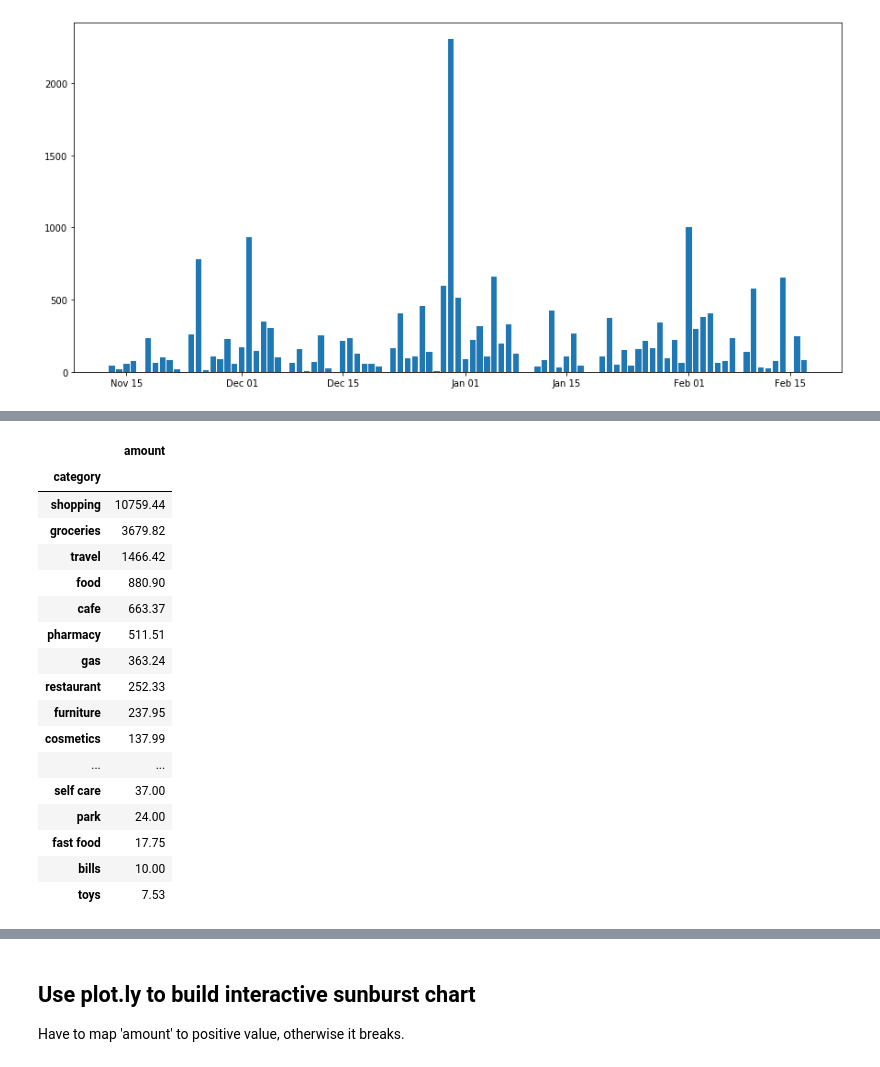
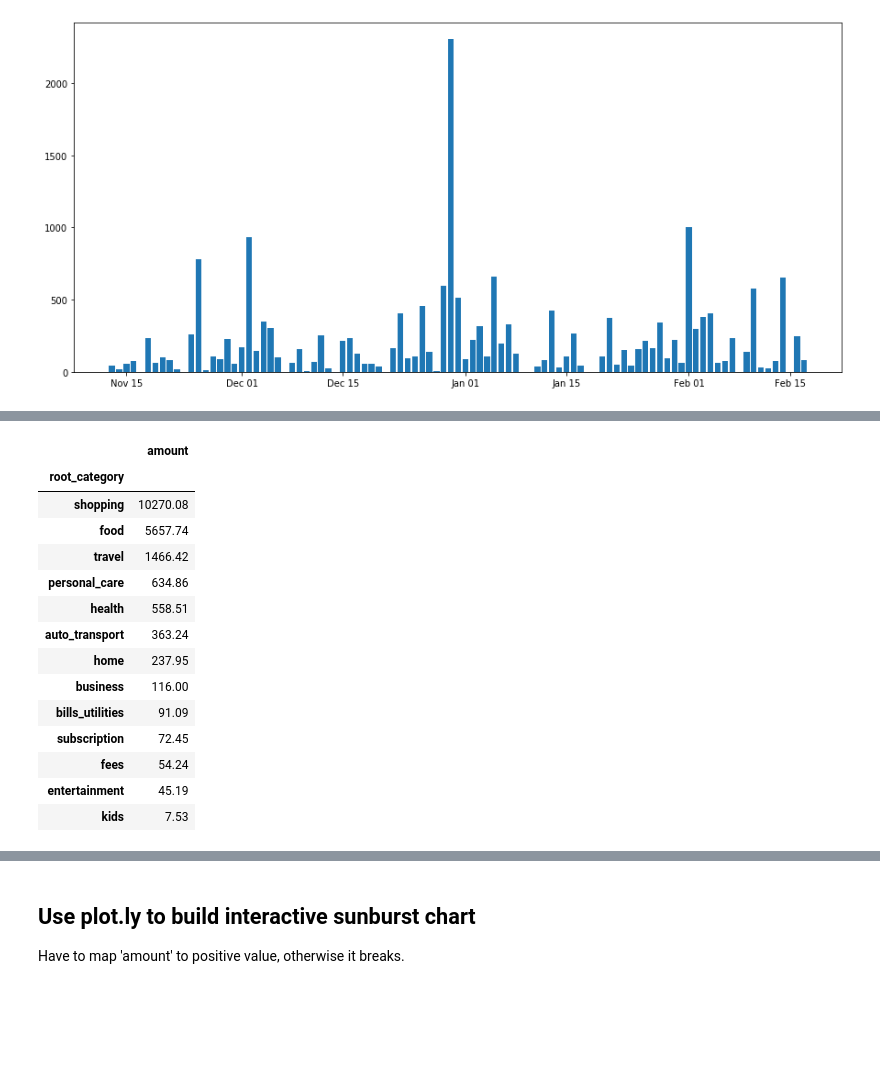
Before and after one commit to romaninozemtsev/personal_finance, a Jupyter notebook: parse_folder.ipynb, the cells around one changed output, grey strips where cells are left out. Drawn from its saved outputs; the diff is of its cells as text; code cells hidden in the pictures; blank space fills up the shorter version.

```diff
--- a/parse_folder.ipynb
+++ b/parse_folder.ipynb
@@ -51,24 +67,21 @@ df[df['type']=='debit'].groupby(['merchant'])['amount'].agg('sum').map(abs).plot
 # %%
-df[df['type']=='debit'].groupby(['category'])['amount'].agg('sum').map(abs).sort_values(ascending=False).to_frame()
+df[df['type']=='debit'].groupby(['root_category'])['amount'].agg('sum').map(abs).sort_values(ascending=False).to_frame()
 # %% [output]
 |  | amount |
-| category |  |
-| shopping | 10759.44 |
-| groceries | 3679.82 |
+| root_category |  |
+| shopping | 10270.08 |
+| food | 5657.74 |
 | travel | 1466.42 |
-| food | 880.90 |
-| cafe | 663.37 |
-| pharmacy | 511.51 |
-| gas | 363.24 |
-| restaurant | 252.33 |
-| furniture | 237.95 |
-| cosmetics | 137.99 |
-| ... | ... |
-| self care | 37.00 |
-| park | 24.00 |
-| fast food | 17.75 |
-| bills | 10.00 |
-| toys | 7.53 |
+| personal_care | 634.86 |
+| health | 558.51 |
+| auto_transport | 363.24 |
+| home | 237.95 |
+| business | 116.00 |
+| bills_utilities | 91.09 |
+| subscription | 72.45 |
+| fees | 54.24 |
+| entertainment | 45.19 |
+| kids | 7.53 |
 # %%
 df[df['type']=='debit'].groupby(['merchant'])['amount'].agg('sum').map(abs).sort_values(ascending=False).to_frame()
 # %% [output]
```
Also changed, not shown: parts of 9 cells of this notebook, 5 other files.
